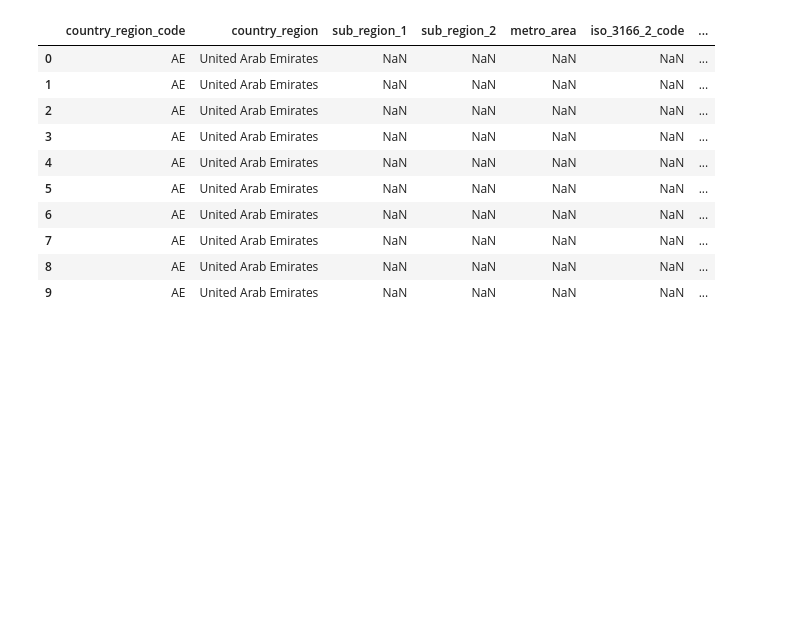
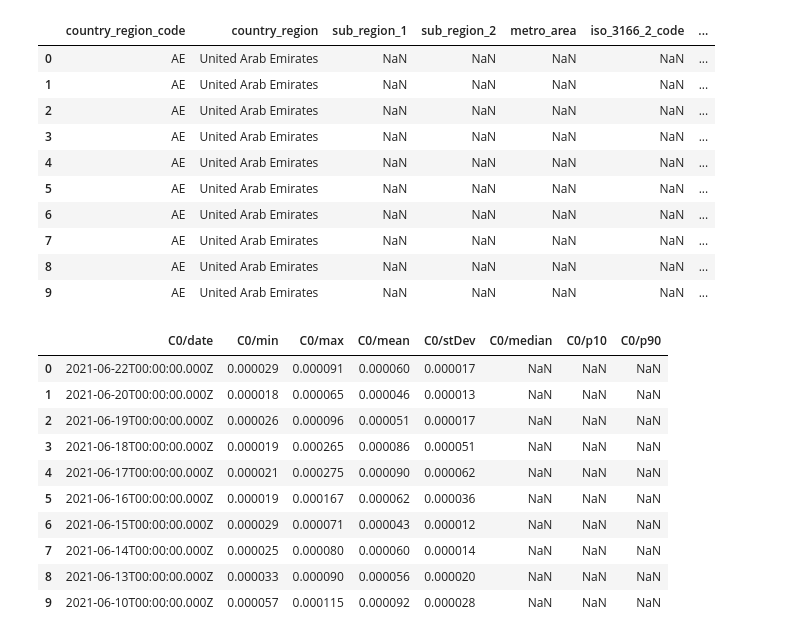
Before and after one commit to docligot/maqi, a Jupyter notebook: datasets/MAQI.ipynb, the cells around one changed output. Cells and saved outputs as stored; diff of their text form; code cells hidden in the pictures; blank space fills up the shorter version.

```diff
--- a/datasets/MAQI.ipynb
+++ b/datasets/MAQI.ipynb
@@ -22,0 +26,14 @@ ph_mobility.to_csv("ph_mobility.csv")
+# %%
+ncr_no2.head(10)
+# %% [output]
+|  | C0/date | C0/min | C0/max | C0/mean | C0/stDev | C0/median | C0/p10 | C0/p90 |
+| 0 | 2021-06-22T00:00:00.000Z | 0.000029 | 0.000091 | 0.000060 | 0.000017 | NaN | NaN | NaN |
+| 1 | 2021-06-20T00:00:00.000Z | 0.000018 | 0.000065 | 0.000046 | 0.000013 | NaN | NaN | NaN |
+| 2 | 2021-06-19T00:00:00.000Z | 0.000026 | 0.000096 | 0.000051 | 0.000017 | NaN | NaN | NaN |
+| 3 | 2021-06-18T00:00:00.000Z | 0.000019 | 0.000265 | 0.000086 | 0.000051 | NaN | NaN | NaN |
+| 4 | 2021-06-17T00:00:00.000Z | 0.000021 | 0.000275 | 0.000090 | 0.000062 | NaN | NaN | NaN |
+| 5 | 2021-06-16T00:00:00.000Z | 0.000019 | 0.000167 | 0.000062 | 0.000036 | NaN | NaN | NaN |
+| 6 | 2021-06-15T00:00:00.000Z | 0.000029 | 0.000071 | 0.000043 | 0.000012 | NaN | NaN | NaN |
+| 7 | 2021-06-14T00:00:00.000Z | 0.000025 | 0.000080 | 0.000060 | 0.000014 | NaN | NaN | NaN |
+| 8 | 2021-06-13T00:00:00.000Z | 0.000033 | 0.000090 | 0.000056 | 0.000020 | NaN | NaN | NaN |
+| 9 | 2021-06-10T00:00:00.000Z | 0.000057 | 0.000115 | 0.000092 | 0.000028 | NaN | NaN | NaN |
```
Also changed, not shown: parts of 13 cells of this notebook, 1 other file.
